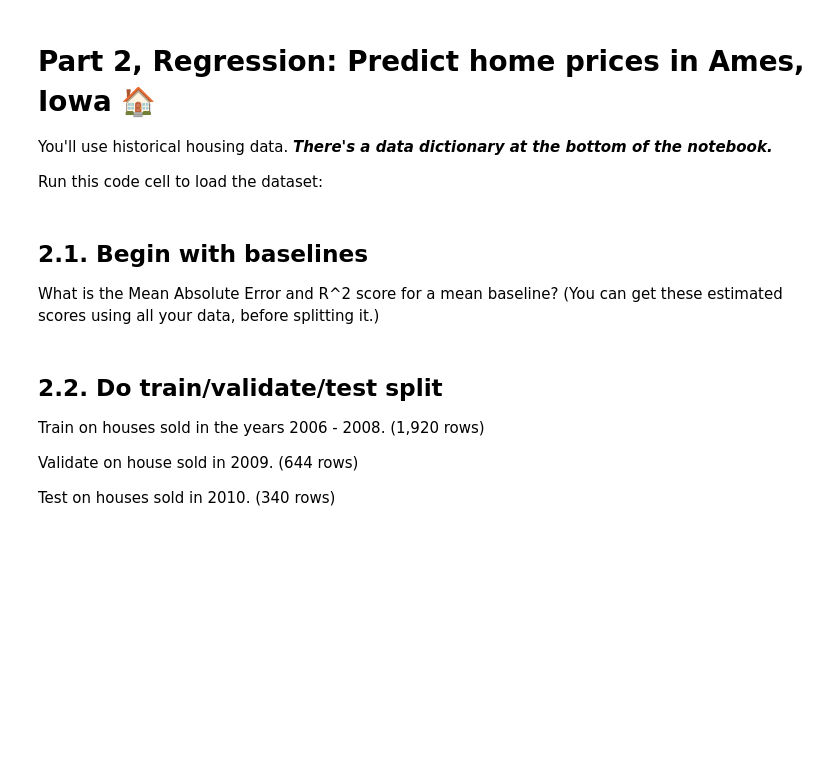
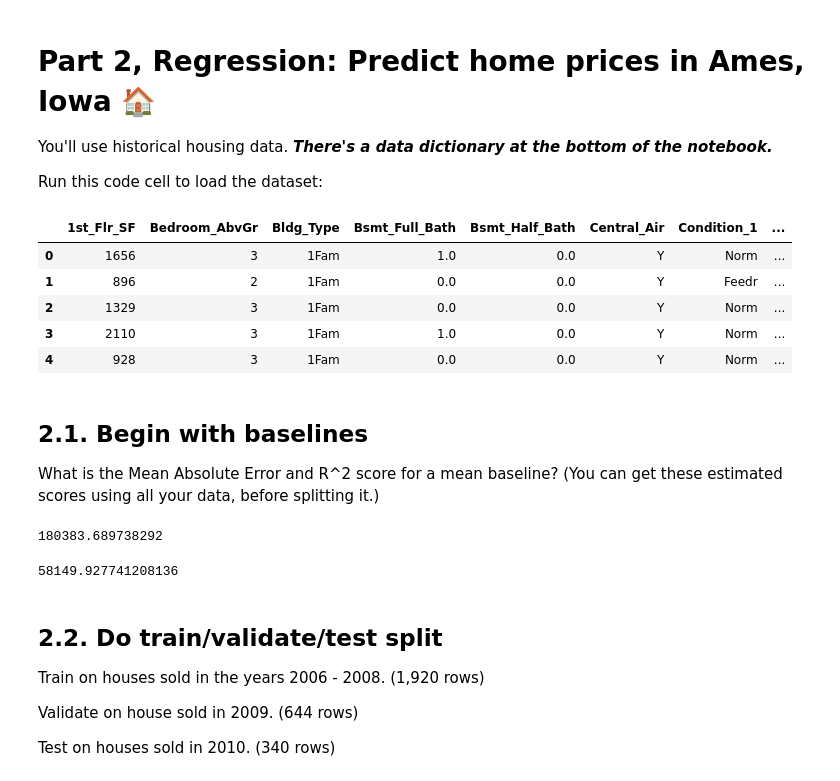
Before and after one commit to bofori-tech/DS-Unit-2-Linear-Models, a Jupyter notebook: Copy_of_DS_Sprint_Challenge_5.ipynb, the cells around one changed output. Saved outputs shown, nothing was run; the diff lists cells and outputs as text; code cells hidden in the pictures; blank space fills up the shorter version.

```diff
--- a/Copy_of_DS_Sprint_Challenge_5.ipynb
+++ b/Copy_of_DS_Sprint_Challenge_5.ipynb
@@ -160,7 +247,21 @@ import pandas as pd
 URL = 'https://drive.google.com/uc?export=download&id=1522WlEW6HFss36roD_Cd9nybqSuiVcCK'
 homes = pd.read_csv(URL)
 assert homes.shape == (2904, 47)
+# %%
+homes.head()
+# %% [output]
+|  | 1st_Flr_SF | Bedroom_AbvGr | Bldg_Type | Bsmt_Full_Bath | Bsmt_Half_Bath | Central_Air | Condition_1 | ... |
+| 0 | 1656 | 3 | 1Fam | 1.0 | 0.0 | Y | Norm | ... |
+| 1 | 896 | 2 | 1Fam | 0.0 | 0.0 | Y | Feedr | ... |
+| 2 | 1329 | 3 | 1Fam | 0.0 | 0.0 | Y | Norm | ... |
+| 3 | 2110 | 3 | 1Fam | 1.0 | 0.0 | Y | Norm | ... |
+| 4 | 928 | 3 | 1Fam | 0.0 | 0.0 | Y | Norm | ... |
 # %% [markdown]
 ## 2.1. Begin with baselines
 
 What is the Mean Absolute Error and R^2 score for a mean baseline? (You can get these estimated scores using all your data, before splitting it.)
+# %%
+guess = homes['SalePrice'].mean()
+guess
+# %% [output]
+180383.689738292
@@ -167,3 +270,8 @@ What is the Mean Absolute Error and R^2 score for a mean baseline? (You can get
+# %%
+mean_absolute_error = errors.abs().mean()
+mean_absolute_error
+# %% [output]
+58149.927741208136
 # %% [markdown]
 ## 2.2. Do train/validate/test split
 
```
Also changed, not shown: parts of 48 cells of this notebook.
